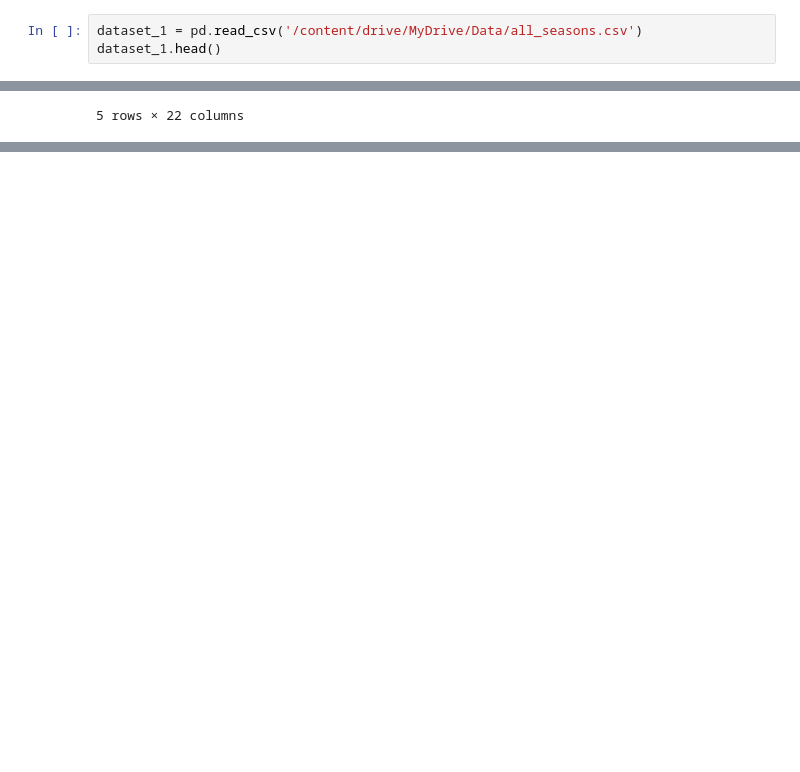
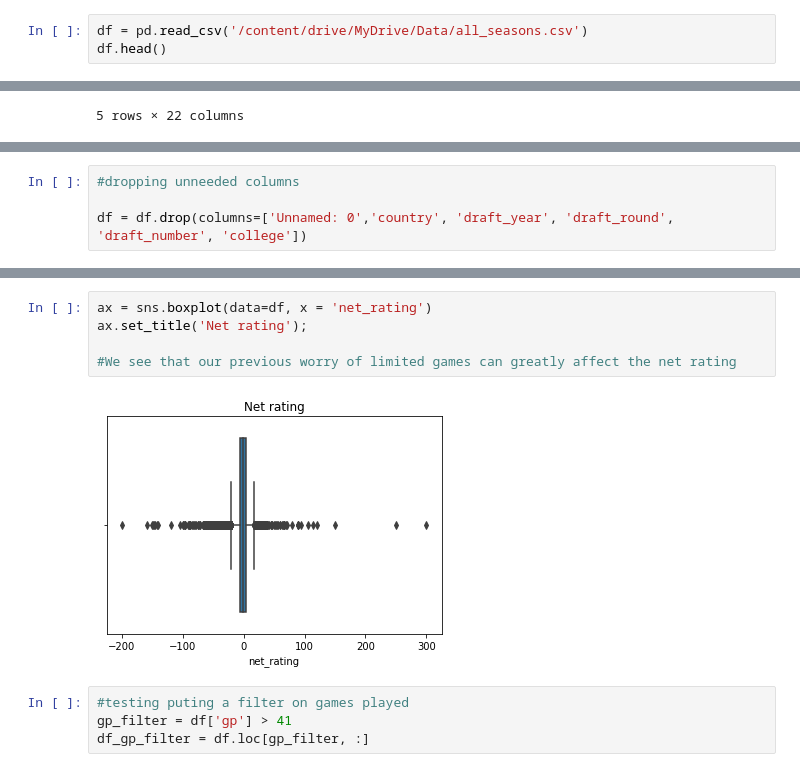
Before and after one commit to rommeljpadilla/project2, a Jupyter notebook: Project_2.ipynb, the cells around one changed output, grey strips where cells are left out. Saved outputs shown, nothing was run; the diff lists cells and outputs as text; blank space fills up the shorter version.

```diff
--- a/Project_2.ipynb
+++ b/Project_2.ipynb
@@ -25,6 +15,6 @@ Drive already mounted at /content/drive; to attempt to forcibly remount, call dr
 # %%
-dataset_1 = pd.read_csv('/content/drive/MyDrive/Data/all_seasons.csv')
-dataset_1.head()
+df = pd.read_csv('/content/drive/MyDrive/Data/all_seasons.csv')
+df.head()
 # %% [output]
 |  | Unnamed: 0 | player_name | team_abbreviation | age | player_height | player_weight | college | country | ... |
 | 0 | 0 | Travis Knight | LAL | 22 | 213.36 | 106.59412 | Connecticut | USA | ... |
@@ -35,0 +48,4 @@ dataset_1.head()
+# %%
+#dropping unneeded columns
+
+df = df.drop(columns=['Unnamed: 0','country', 'draft_year', 'draft_round', 'draft_number', 'college'])
@@ -140,0 +137,11 @@ budget seems like a very important feature but it is the column missing the mmos
+# %%
+ax = sns.boxplot(data=df, x = 'net_rating')
+ax.set_title('Net rating');
+
+#We see that our previous worry of limited games can greatly affect the net rating
+# %% [output]
+[figure, added]
+# %%
+#testing puting a filter on games played
+gp_filter = df['gp'] > 41
+df_gp_filter = df.loc[gp_filter, :]
```
Also changed, not shown: parts of 19 cells of this notebook.
